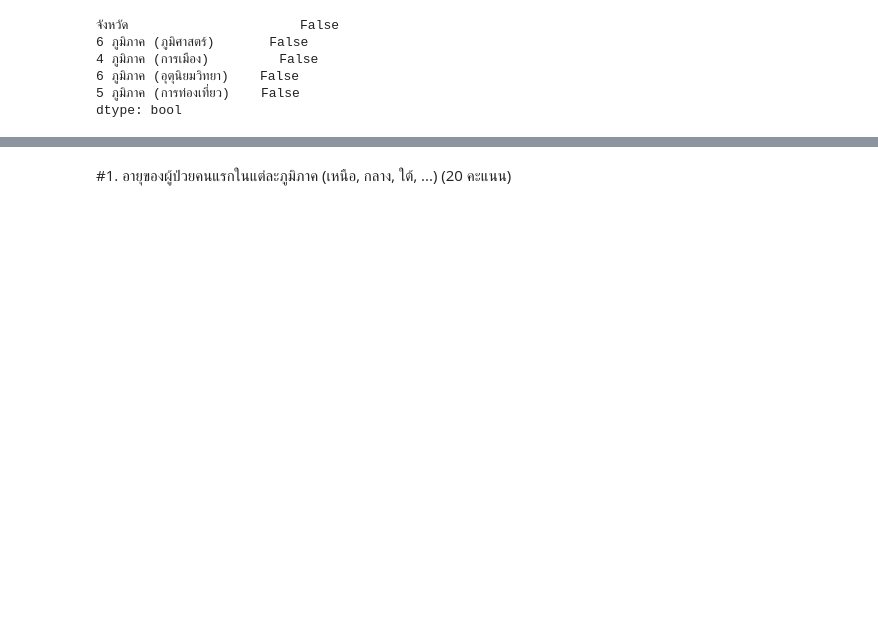
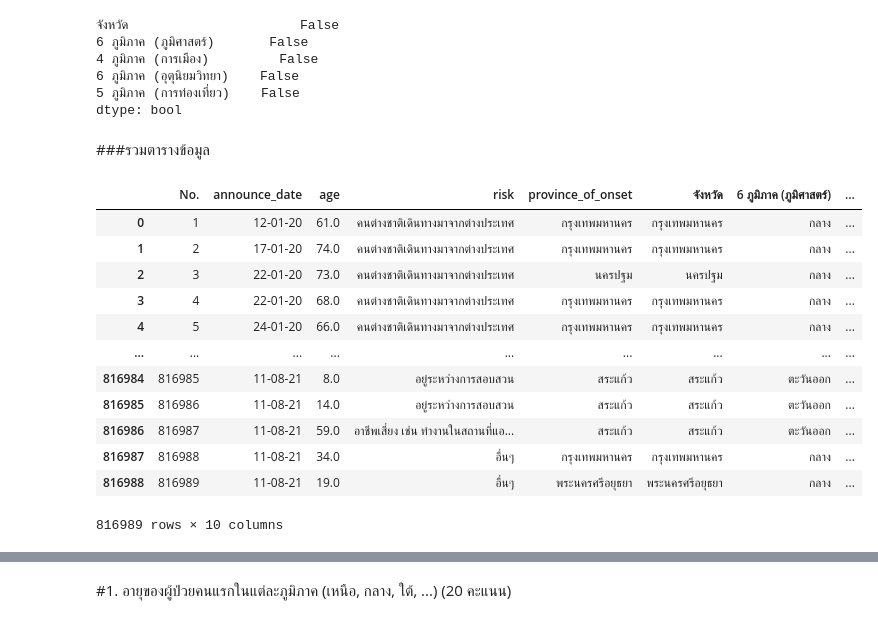
Before and after one commit to sskboonmee/data_viz_2022, a Jupyter notebook: BasicPython&DataViz_midterm2022.ipynb, the cells around one changed output, grey strips where cells are left out. Cells and saved outputs as stored; diff of their text form; code cells hidden in the pictures; blank space fills up the shorter version.

```diff
--- a/BasicPython&DataViz_midterm2022.ipynb
+++ b/BasicPython&DataViz_midterm2022.ipynb
@@ -202,3 +245,22 @@ df_data2.isnull().any()  #เชค Missing ละมันมีค่า False
 6 ภูมิภาค (อุตุนิยมวิทยา)    False
 5 ภูมิภาค (การท่องเที่ยว)    False
 dtype: bool
+# %% [markdown]
+###รวมตารางข้อมูล
+# %%
+merge_table = data_updated.merge(df_data2,how='left',left_on='province_of_onset',right_on='จังหวัด')
+merge_table
+# %% [output]
+|  | No. | announce_date | age | risk | province_of_onset | จังหวัด | 6 ภูมิภาค (ภูมิศาสตร์) | ... |
+| 0 | 1 | 12-01-20 | 61.0 | คนต่างชาติเดินทางมาจากต่างประเทศ | กรุงเทพมหานคร | กรุงเทพมหานคร | กลาง | ... |
+| 1 | 2 | 17-01-20 | 74.0 | คนต่างชาติเดินทางมาจากต่างประเทศ | กรุงเทพมหานคร | กรุงเทพมหานคร | กลาง | ... |
+| 2 | 3 | 22-01-20 | 73.0 | คนต่างชาติเดินทางมาจากต่างประเทศ | นครปฐม | นครปฐม | กลาง | ... |
+| 3 | 4 | 22-01-20 | 68.0 | คนต่างชาติเดินทางมาจากต่างประเทศ | กรุงเทพมหานคร | กรุงเทพมหานคร | กลาง | ... |
+| 4 | 5 | 24-01-20 | 66.0 | คนต่างชาติเดินทางมาจากต่างประเทศ | กรุงเทพมหานคร | กรุงเทพมหานคร | กลาง | ... |
+| ... | ... | ... | ... | ... | ... | ... | ... | ... |
+| 816984 | 816985 | 11-08-21 | 8.0 | อยู่ระหว่างการสอบสวน | สระแก้ว | สระแก้ว | ตะวันออก | ... |
+| 816985 | 816986 | 11-08-21 | 14.0 | อยู่ระหว่างการสอบสวน | สระแก้ว | สระแก้ว | ตะวันออก | ... |
+| 816986 | 816987 | 11-08-21 | 59.0 | อาชีพเสี่ยง เช่น ทำงานในสถานที่แอ... | สระแก้ว | สระแก้ว | ตะวันออก | ... |
+| 816987 | 816988 | 11-08-21 | 34.0 | อื่นๆ | กรุงเทพมหานคร | กรุงเทพมหานคร | กลาง | ... |
+| 816988 | 816989 | 11-08-21 | 19.0 | อื่นๆ | พระนครศรีอยุธยา | พระนครศรีอยุธยา | กลาง | ... |
+816989 rows × 10 columns
```
Also changed, not shown: parts of 32 cells of this notebook.
